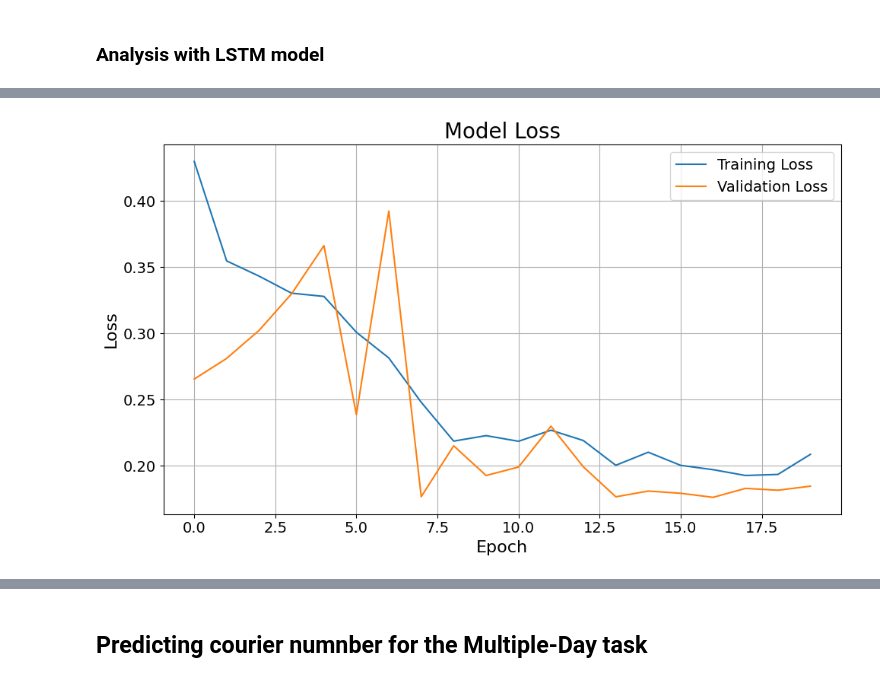
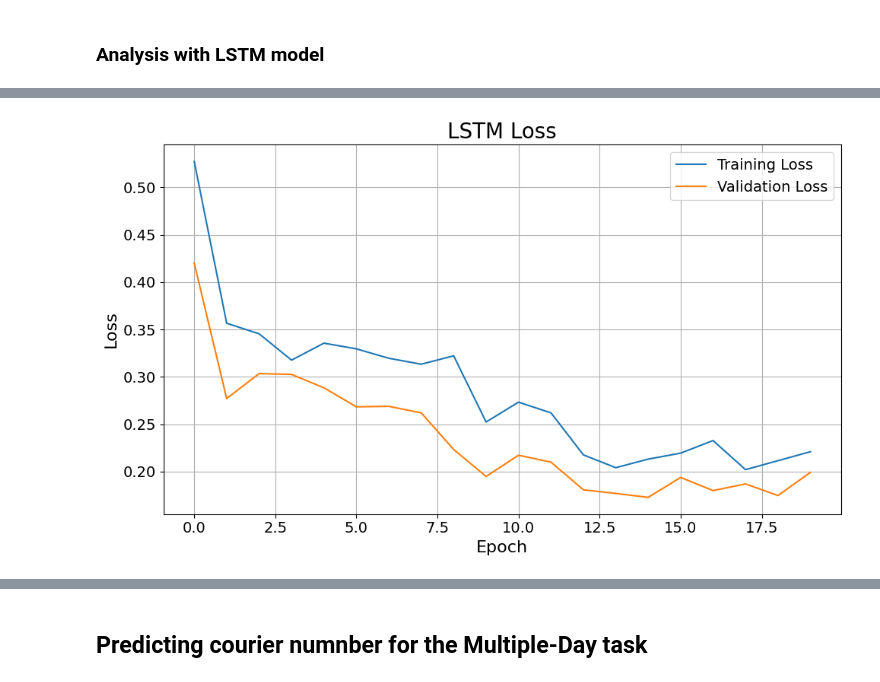
Before and after one commit to msilaev/courier_number_prediction, a Jupyter notebook: notebooks/1.0-ms-data-exploration-features-modeling.ipynb, the cells around one changed output, grey strips where cells are left out. Cells and saved outputs as stored; diff of their text form; code cells hidden in the pictures.

```diff
--- a/notebooks/1.0-ms-data-exploration-features-modeling.ipynb
+++ b/notebooks/1.0-ms-data-exploration-features-modeling.ipynb
@@ -500,6 +492,6 @@ X_val, y_val = np.array(X_val), np.array(y_val)
 input_shape = (X_train.shape[1], X_train.shape[2])
 regressor = create_regressor(input_shape, n_steps=1)
 # Train the model and record the history
-history = regressor.fit(X_train, y_train, epochs=20, batch_size=16, validation_data=(X_val, y_val))
+history = regressor.fit(X_train, y_train, epochs=20, batch_size=32, validation_data=(X_val, y_val))
 # %% [output]
 Epoch 1/20
@@ -522,22 +515,22 @@ Epoch 20/20
 # %%
 # Plot training & validation loss values
 plt.figure(figsize=(10, 6))
 plt.plot(history.history['loss'], label='Training Loss')
 plt.plot(history.history['val_loss'], label='Validation Loss')
-plt.title('Model Loss', fontsize=20)
+plt.title('LSTM Loss', fontsize=20)
 plt.xlabel('Epoch', fontsize=16)
 plt.ylabel('Loss', fontsize=16)
 plt.legend(loc='upper right', fontsize=14)
 plt.grid()
 
 # Set font size for tick labels
 plt.xticks(fontsize=14)
 plt.yticks(fontsize=14)
 
 plt.tight_layout()
 plt.show()
 # %% [output]
-[figure, old version]
+[figure, new version]
 # %%
 # Assuming X_test is prepared similarly to X_train
 predicted_courier_number = regressor.predict(X_test)
```
Also changed, not shown: parts of 9 cells of this notebook, 18 other files.
